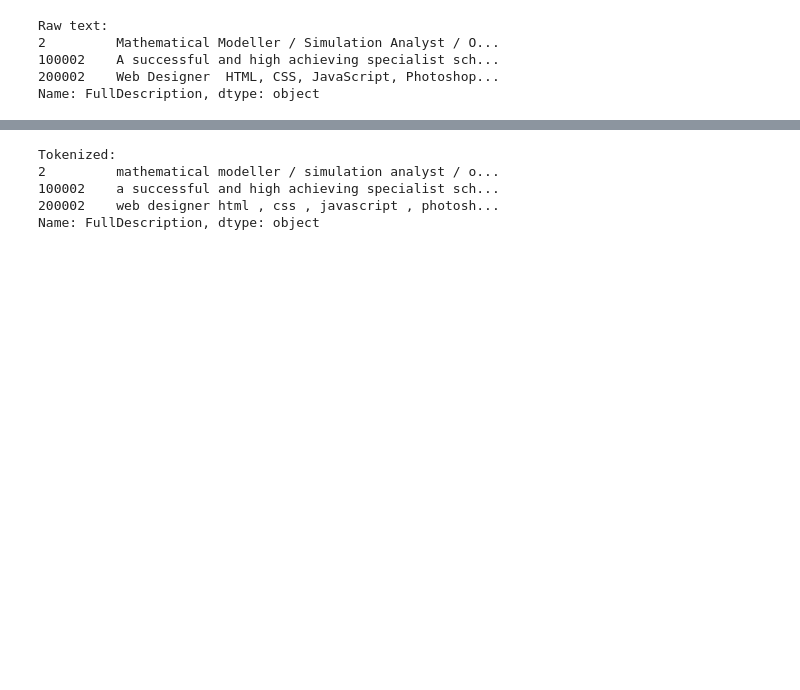
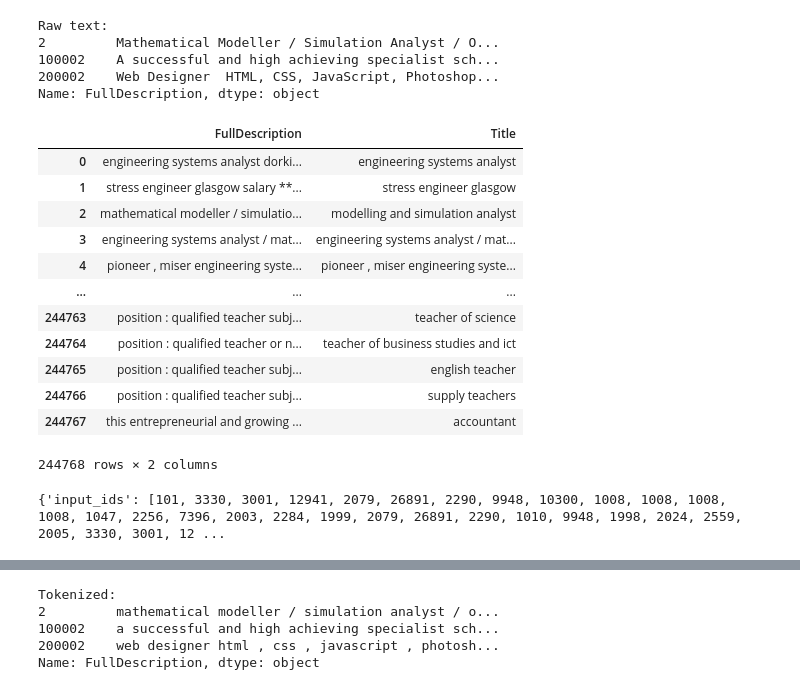
Before and after one commit to Bagzhan-hub/nlp_course, a Jupyter notebook: week02_classification/seminar.ipynb, the cells around one changed output, grey strips where cells are left out. Drawn from its saved outputs; the diff is of its cells as text; code cells hidden in the pictures; blank space fills up the shorter version.

```diff
--- a/week02_classification/seminar.ipynb
+++ b/week02_classification/seminar.ipynb
@@ -109,0 +95,27 @@ tokenizer.
+# %%
+data[['FullDescription', 'Title']]
+# %% [output]
+|  | FullDescription | Title |
+| 0 | engineering systems analyst dorki... | engineering systems analyst |
+| 1 | stress engineer glasgow salary **... | stress engineer glasgow |
+| 2 | mathematical modeller / simulatio... | modelling and simulation analyst |
+| 3 | engineering systems analyst / mat... | engineering systems analyst / mat... |
+| 4 | pioneer , miser engineering syste... | pioneer , miser engineering syste... |
+| ... | ... | ... |
+| 244763 | position : qualified teacher subj... | teacher of science |
+| 244764 | position : qualified teacher or n... | teacher of business studies and ict |
+| 244765 | position : qualified teacher subj... | english teacher |
+| 244766 | position : qualified teacher subj... | supply teachers |
+| 244767 | this entrepreneurial and growing ... | accountant |
+244768 rows × 2 columns
+# %%
+from transformers import BertTokenizer
+
+bert_tokenizer = BertTokenizer.from_pretrained('bert-base-uncased')
+
+test_text = "engineering systems analyst dorking surrey salary **** k our client is located in dorking , surrey and are looking for engineering systems analyst our client provides specialist software development"
+
+data_bert = bert_tokenizer.encode_plus(test_text)
+data_bert
+# %% [output]
+{'input_ids': [101, 3330, 3001, 12941, 2079, 26891, 2290, 9948, 10300, 1008, 1008, 1008, 1008, 1047, 2256, 7396, 2003, 2284, 1999, 2079, 26891, 2290, 1010, 9948, 1998, 2024, 2559, 2005, 3330, 3001, 12 ...
```
Also changed, not shown: parts of 18 cells of this notebook, 2 other files.
